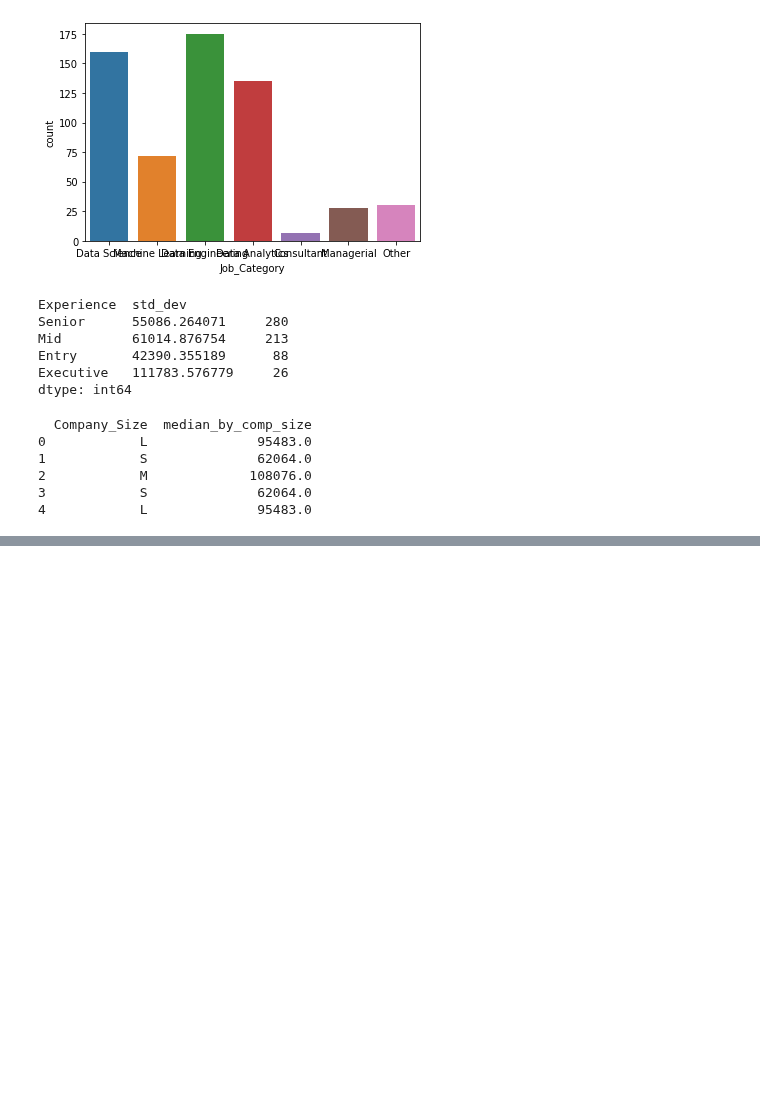
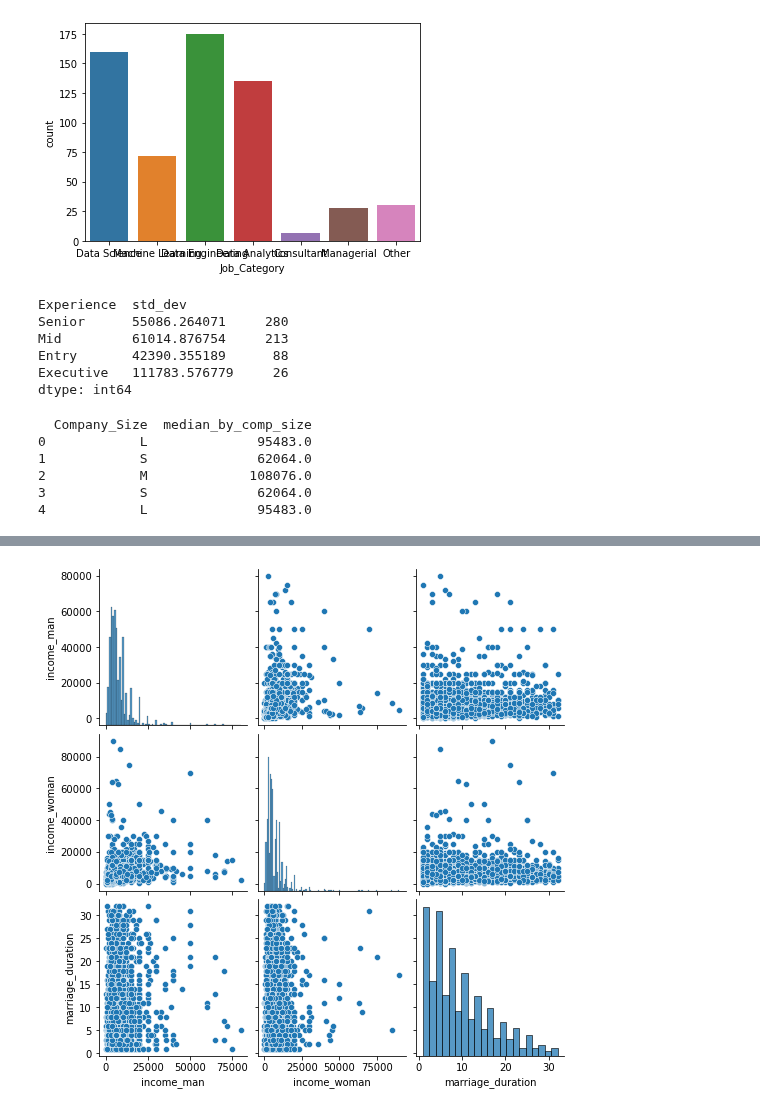
Before and after one commit to ecuerbo/pyprac, a Jupyter notebook: datacamp/exploratory-data-analysis.ipynb, the cells around one changed output, grey strips where cells are left out. Saved outputs shown, nothing was run; the diff lists cells and outputs as text; code cells hidden in the pictures; blank space fills up the shorter version.

```diff
--- a/datacamp/exploratory-data-analysis.ipynb
+++ b/datacamp/exploratory-data-analysis.ipynb
@@ -539,0 +671,4 @@ print(salaries[["Company_Size", "median_by_comp_size"]].head())
+# %%
+sns.pairplot(data=divorce, vars=["income_man","income_woman","marriage_duration"]);
+# %% [output]
+[figure, added]
```
Also changed, not shown: parts of 24 cells of this notebook.
